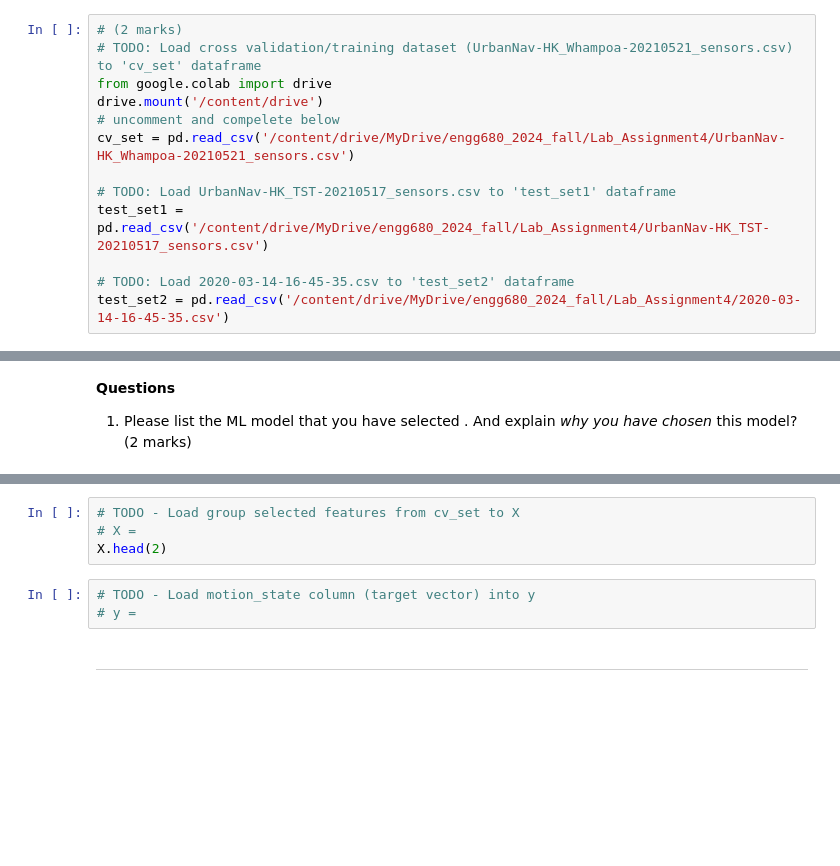
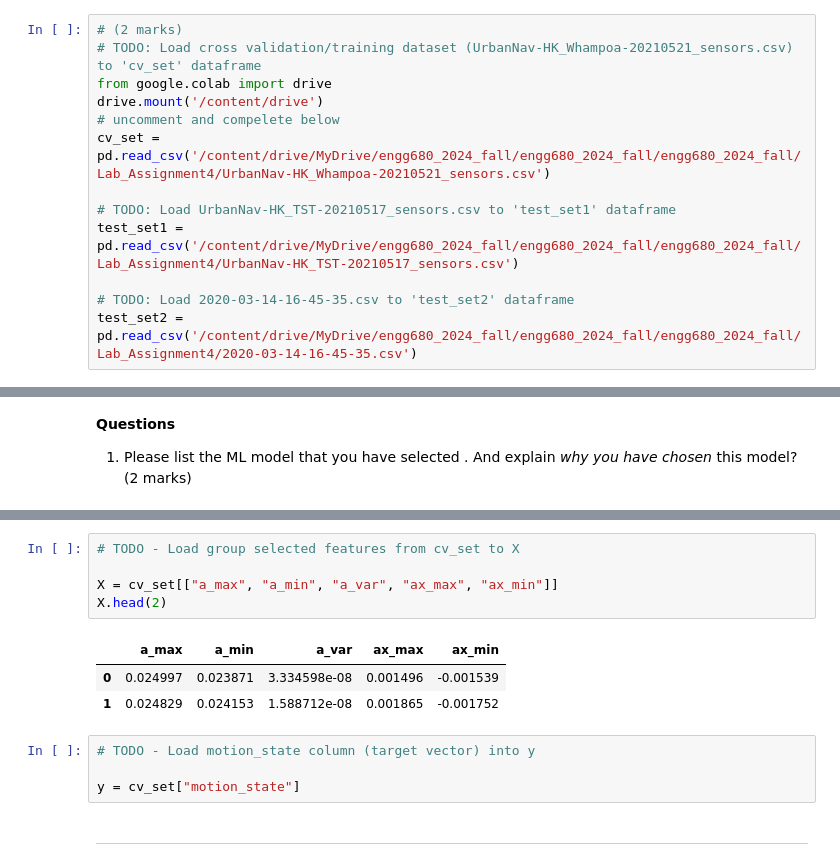
Before and after one commit to TonnyChuwa/engg680_2024_fall, a Jupyter notebook: Lab_Assignment4/Assignment 4.ipynb, the cells around one changed output, grey strips where cells are left out. Saved outputs shown, nothing was run; the diff lists cells and outputs as text; blank space fills up the shorter version.

```diff
--- a/Lab_Assignment4/Assignment 4.ipynb
+++ b/Lab_Assignment4/Assignment 4.ipynb
@@ -44,11 +49,11 @@ First load the following datasets into dataframes.
 from google.colab import drive
 drive.mount('/content/drive')
 # uncomment and compelete below
-cv_set = pd.read_csv('/content/drive/MyDrive/engg680_2024_fall/Lab_Assignment4/UrbanNav-HK_Whampoa-20210521_sensors.csv')
+cv_set = pd.read_csv('/content/drive/MyDrive/engg680_2024_fall/engg680_2024_fall/engg680_2024_fall/Lab_Assignment4/UrbanNav-HK_Whampoa-20210521_sensors.csv')
 
 # TODO: Load UrbanNav-HK_TST-20210517_sensors.csv to 'test_set1' dataframe
-test_set1 = pd.read_csv('/content/drive/MyDrive/engg680_2024_fall/Lab_Assignment4/UrbanNav-HK_TST-20210517_sensors.csv')
+test_set1 = pd.read_csv('/content/drive/MyDrive/engg680_2024_fall/engg680_2024_fall/engg680_2024_fall/Lab_Assignment4/UrbanNav-HK_TST-20210517_sensors.csv')
 
 # TODO: Load 2020-03-14-16-45-35.csv to 'test_set2' dataframe
-test_set2 = pd.read_csv('/content/drive/MyDrive/engg680_2024_fall/Lab_Assignment4/2020-03-14-16-45-35.csv')
+test_set2 = pd.read_csv('/content/drive/MyDrive/engg680_2024_fall/engg680_2024_fall/engg680_2024_fall/Lab_Assignment4/2020-03-14-16-45-35.csv')
 # %% [output]
@@ -948,10 +990,16 @@ ___
 # %%
 # TODO - Load group selected features from cv_set to X
-# X =
+
+X = cv_set[["a_max", "a_min", "a_var", "ax_max", "ax_min"]]
 X.head(2)
+# %% [output]
+|  | a_max | a_min | a_var | ax_max | ax_min |
+| 0 | 0.024997 | 0.023871 | 3.334598e-08 | 0.001496 | -0.001539 |
+| 1 | 0.024829 | 0.024153 | 1.588712e-08 | 0.001865 | -0.001752 |
 # %%
 # TODO - Load motion_state column (target vector) into y
-# y =
+
+y = cv_set["motion_state"]
 # %% [markdown]
 ___
 # %% [markdown]
```
Also changed, not shown: parts of 20 cells of this notebook.
